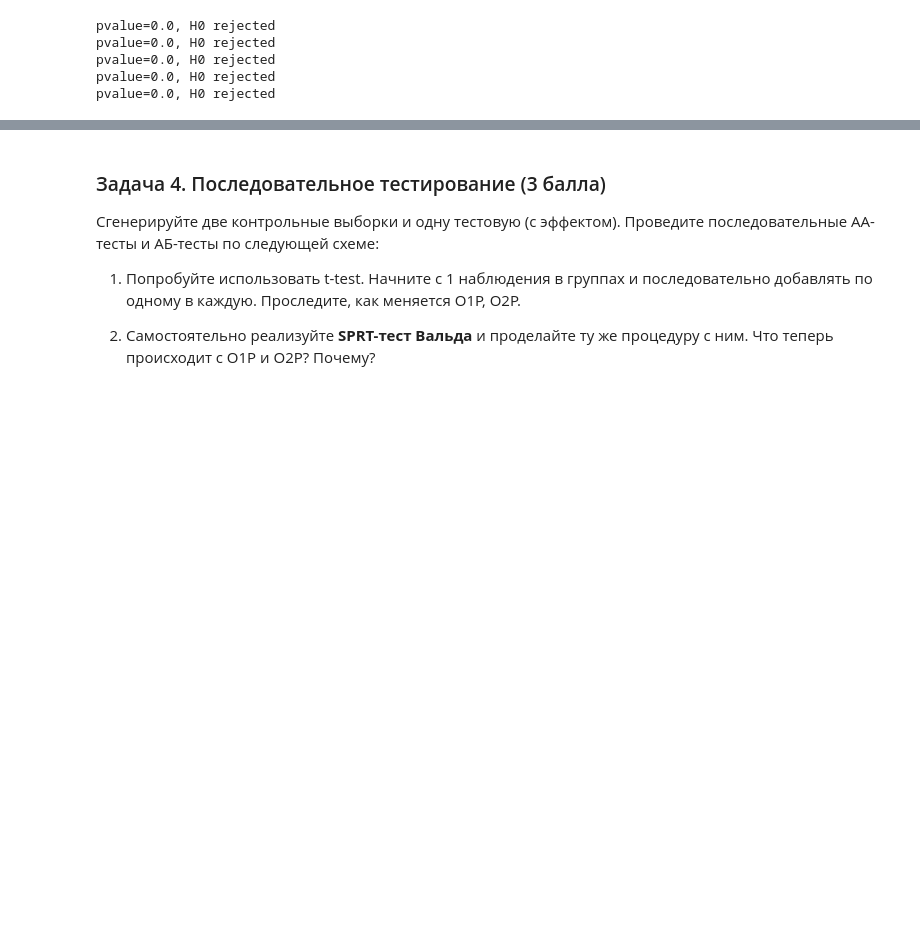
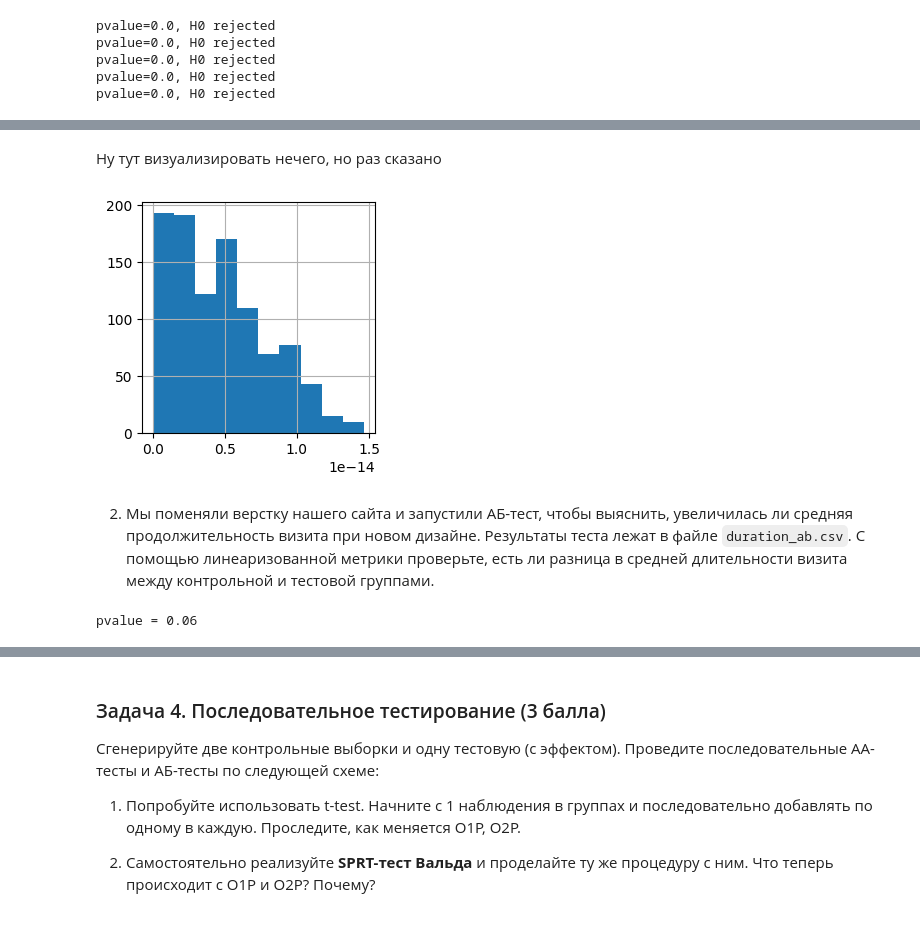
Before and after one commit to astatarinov/online-exp-course, a Jupyter notebook: 2024-spring/hw/hw-3/hw3.ipynb, the cells around one changed output, grey strips where cells are left out. Cells and saved outputs as stored; diff of their text form; code cells hidden in the pictures; blank space fills up the shorter version.

```diff
--- a/2024-spring/hw/hw-3/hw3.ipynb
+++ b/2024-spring/hw/hw-3/hw3.ipynb
@@ -425,0 +579,6 @@ pvalue=0.0, H0 rejected
+# %% [markdown]
+Ну тут визуализировать нечего, но раз сказано
+# %%
+((pd_eff['eff'] - pd_eff['lin_eff'])).abs().hist(figsize=(3, 3));
+# %% [output]
+[figure, added]
@@ -425,0 +589,2 @@ pvalue=0.0, H0 rejected
+# %% [markdown]
+2. Мы поменяли верстку нашего сайта и запустили АБ-тест, чтобы выяснить, увеличилась ли средняя продолжительность визита при новом дизайне. Результаты теста лежат в файле `duration_ab.csv`. С помощью линеаризованной метрики проверьте, есть ли разница в средней длительности визита между контрольной и тестовой группами.
@@ -425,0 +595,4 @@ pvalue=0.0, H0 rejected
+# %%
+print(f"pvalue = {check_linearization(d_ab_agg['a'], d_ab_agg['b'])[0]:.2f}")
+# %% [output]
+pvalue = 0.06
```
Also changed, not shown: parts of 35 cells of this notebook, 3 other files.
